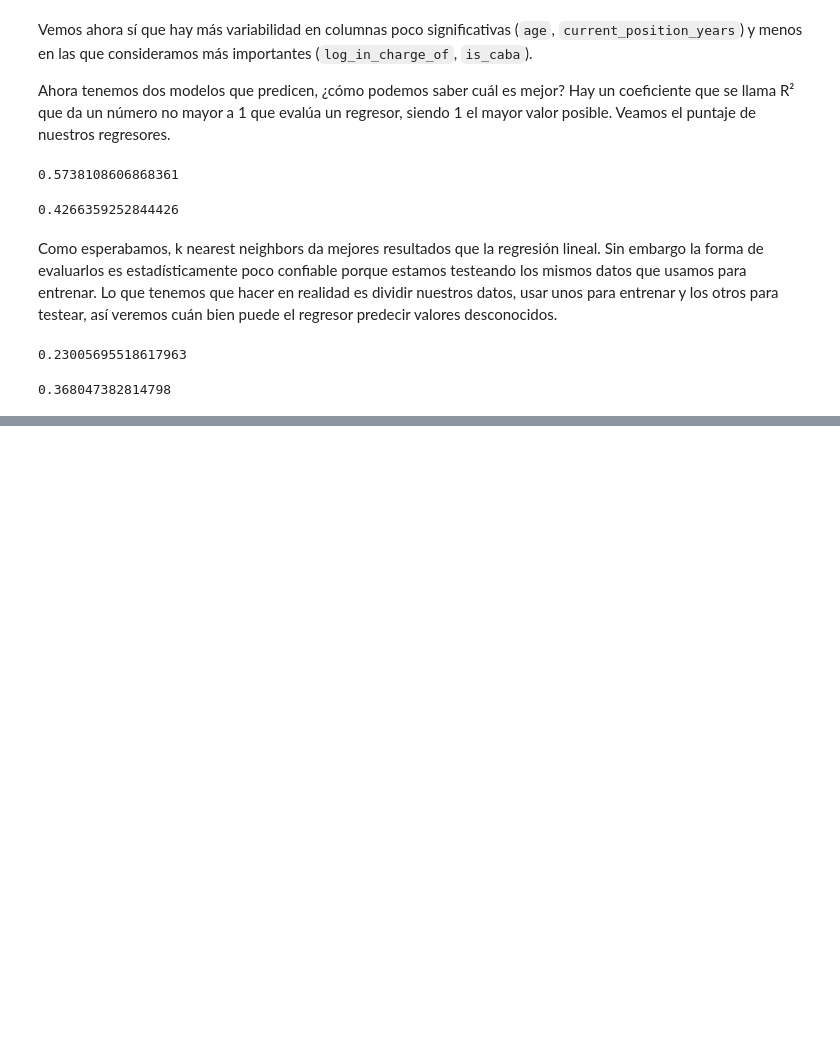
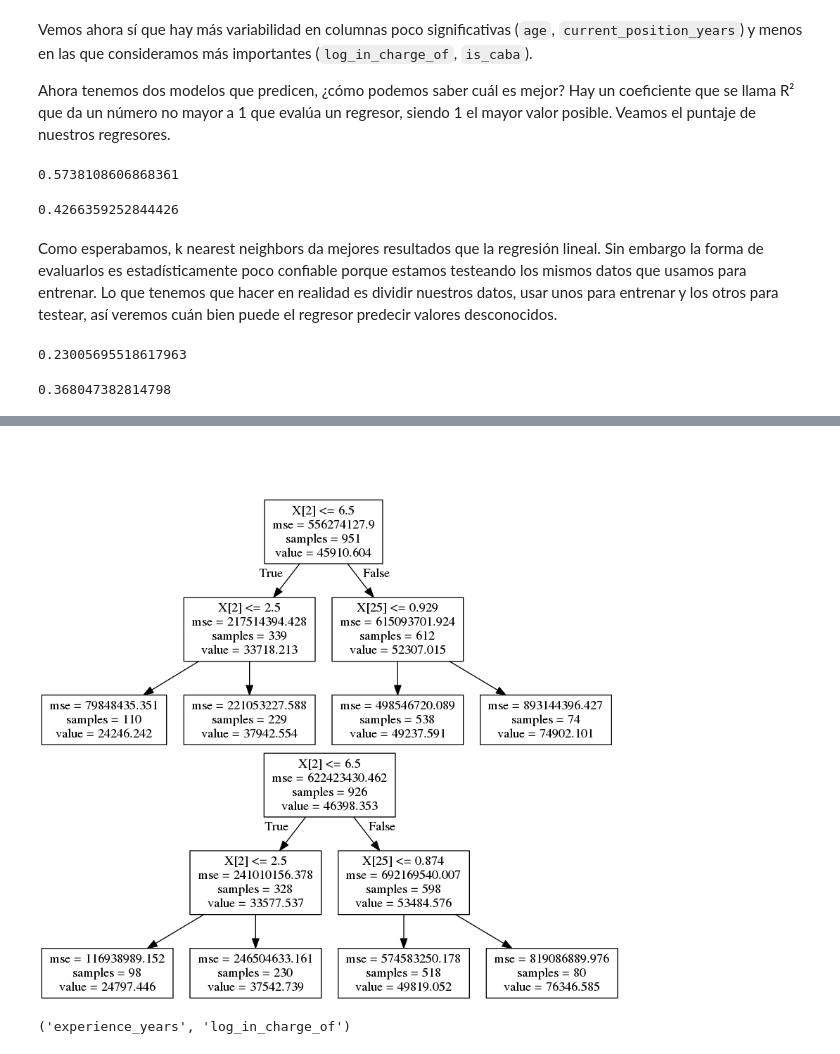
Before and after one commit to seppo0010/sysarmy-sueldos-2019.1, a Jupyter notebook: Sysarmy - Predicción de sueldos.ipynb, the cells around one changed output, grey strips where cells are left out. Cells and saved outputs as stored; diff of their text form; code cells hidden in the pictures; blank space fills up the shorter version.

Commit message:
Random forest explicado

```diff
--- a/Sysarmy - Predicción de sueldos.ipynb
+++ b/Sysarmy - Predicción de sueldos.ipynb
@@ -741,0 +781,37 @@ RandomForestRegressor(random_state=0).fit(X_train, y_train).score(X_test, y_test
+# %%
+from sklearn.ensemble import RandomForestRegressor
+
+rfr = RandomForestRegressor(
+    random_state=0,
+    n_estimators=2,
+    max_depth=2
+).fit(df_ready.drop('salary', axis=1), df_ready['salary'])
+
+import os
+import subprocess
+from sklearn.tree import export_graphviz
+
+export_graphviz(rfr.estimators_[0], '/tmp/tree0.dot')
+subprocess.check_call('dot -Tpng /tmp/tree0.dot -o /tmp/tree0.png', shell=True)
+export_graphviz(rfr.estimators_[1], '/tmp/tree1.dot')
+subprocess.check_call('dot -Tpng /tmp/tree1.dot -o /tmp/tree1.png', shell=True)
+
+from matplotlib.pyplot import imshow
+from PIL import Image
+
+plt.figure(1, (14, 14))
+plt.axis('off')
+pil_im = Image.open('/tmp/tree0.png', 'r')
+plt.figimage(np.asarray(pil_im), 0, 360, cmap='gray')
+os.unlink('/tmp/tree0.dot')
+os.unlink('/tmp/tree0.png')
+pil_im = Image.open('/tmp/tree1.png', 'r')
+plt.figimage(np.asarray(pil_im), 0, 0, cmap='gray')
+os.unlink('/tmp/tree1.dot')
+os.unlink('/tmp/tree1.png')
+# %% [output]
+[figure, added]
+# %%
+df_ready.columns[2], df_ready.columns[25]
+# %% [output]
+('experience_years', 'log_in_charge_of')
```
Also changed, not shown: parts of 15 cells of this notebook.
